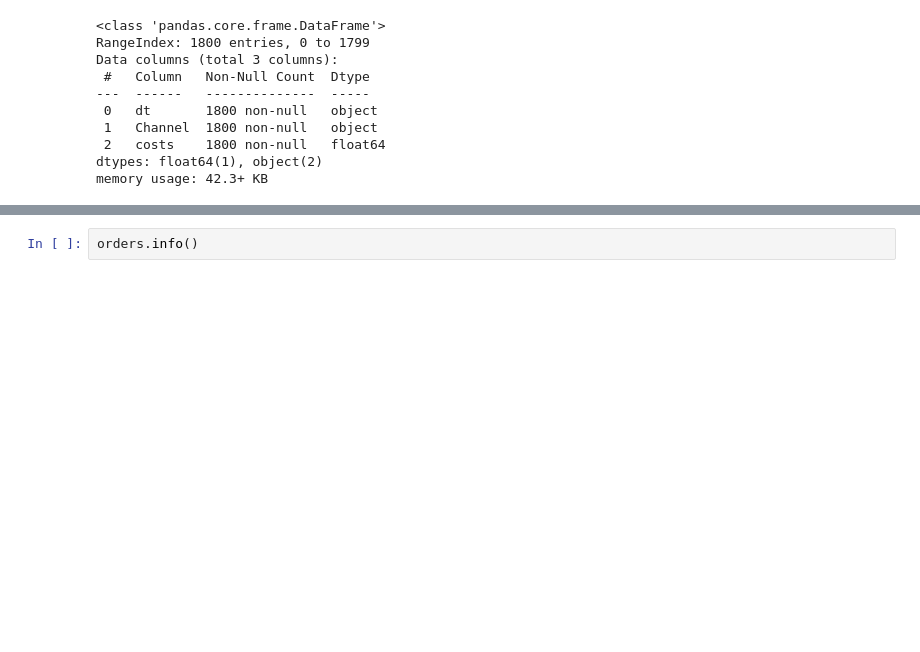
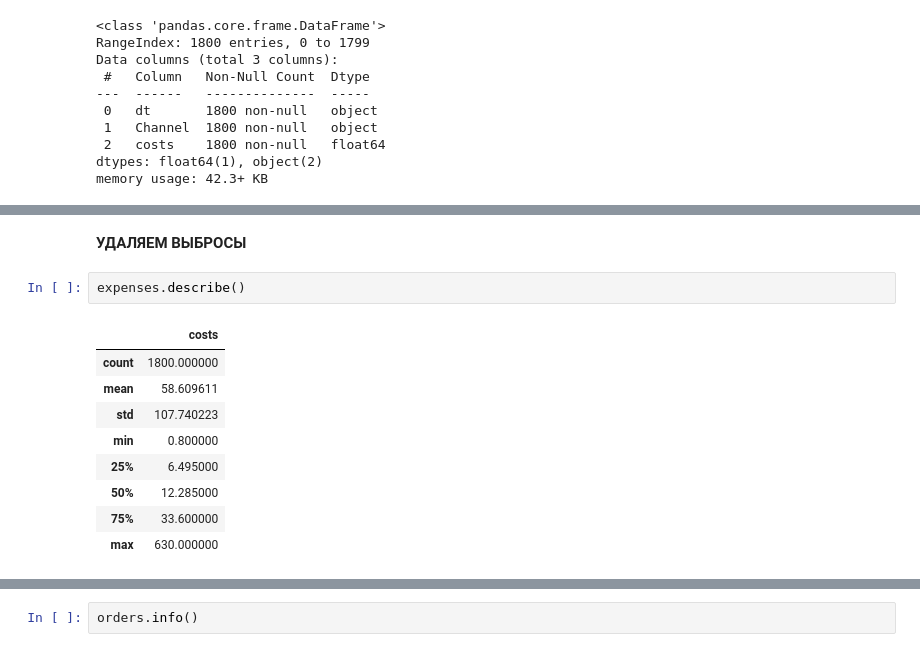
Before and after one commit to morfin264/marketing, a Jupyter notebook: Report_C1.ipynb, the cells around one changed output, grey strips where cells are left out. Cells and saved outputs as stored; diff of their text form; blank space fills up the shorter version.

```diff
--- a/Report_C1.ipynb
+++ b/Report_C1.ipynb
@@ -87,0 +124,14 @@ memory usage: 42.3+ KB
+# %% [markdown]
+**УДАЛЯЕМ ВЫБРОСЫ**
+# %%
+expenses.describe()
+# %% [output]
+|  | costs |
+| count | 1800.000000 |
+| mean | 58.609611 |
+| std | 107.740223 |
+| min | 0.800000 |
+| 25% | 6.495000 |
+| 50% | 12.285000 |
+| 75% | 33.600000 |
+| max | 630.000000 |
```
Also changed, not shown: parts of 33 cells of this notebook.
